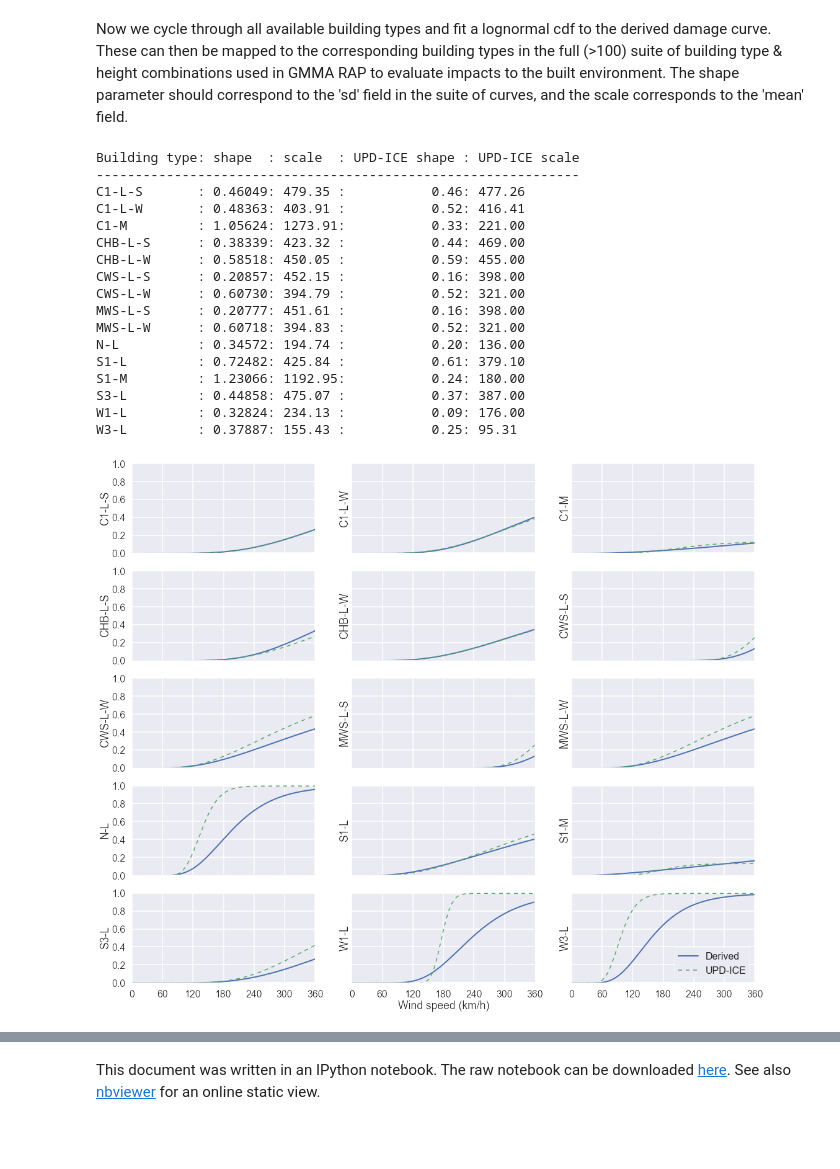
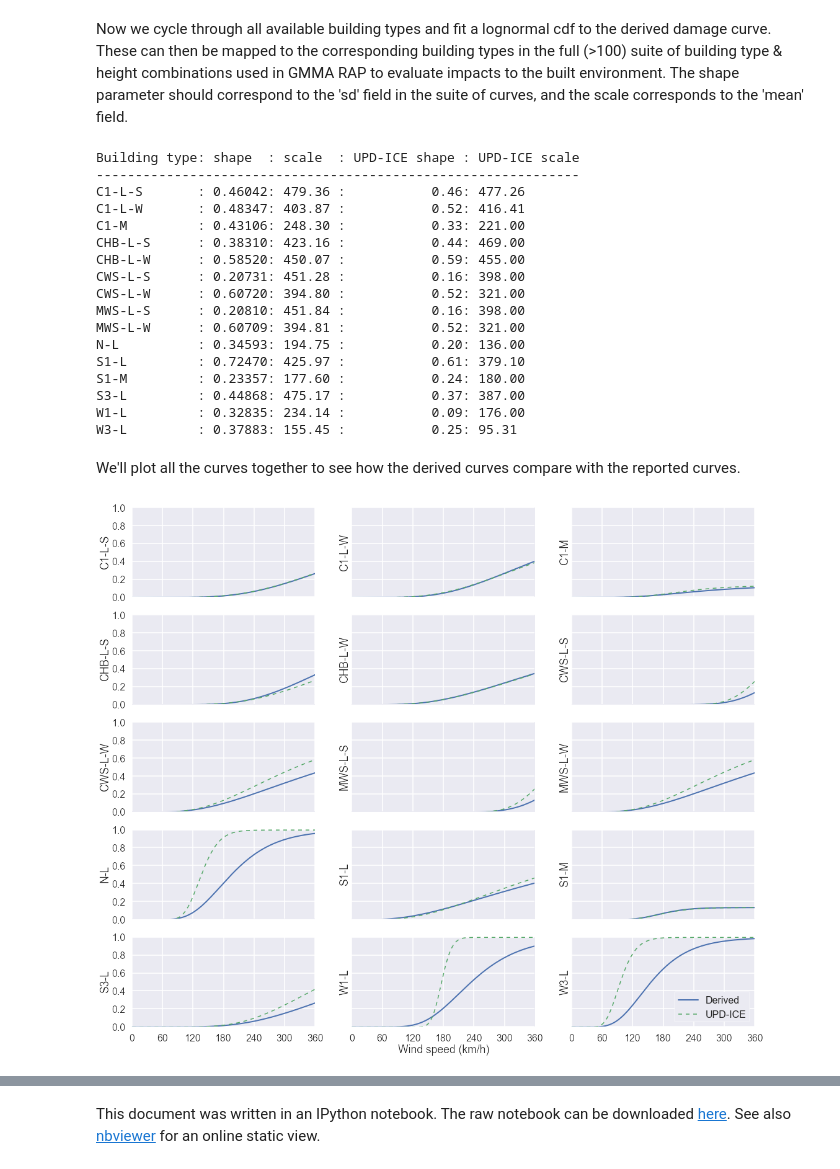
Before and after one commit to wcarthur/notebooks, a Jupyter notebook: Vulnerability and fragility curves for GMMA.ipynb, the cells around one changed output, grey strips where cells are left out. Cells and saved outputs as stored; diff of their text form; code cells hidden in the pictures; blank space fills up the shorter version.

```diff
--- a/Vulnerability and fragility curves for GMMA.ipynb
+++ b/Vulnerability and fragility curves for GMMA.ipynb
@@ -185,13 +185,13 @@ for i, t in enumerate(bldtypes):
 
 We use [least squares fitting](https://docs.scipy.org/doc/scipy-0.15.1/reference/generated/scipy.optimize.leastsq.html#scipy.optimize.leastsq) to fit the parameters of the derived loss curve. These functions define the calculation of residuals, then execute the least squares minimisation to determine the shape & location parameters for the cumulative lognormal distribution.
 # %%
-def residuals(params, data):
+def residuals(params, data, scale):
     x = np.arange(0., 361, 1.)
-    return data - lognorm.cdf(x, params[0], scale=params[1])
+    return data - scale * lognorm.cdf(x, params[0], scale=params[1])
 
 from scipy.optimize import leastsq
-def minimise(data, shape, loc):
-    plsq = leastsq(residuals, [shape, loc], args=(data))
+def minimise(data, scale, shape, loc):
+    plsq = leastsq(residuals, [shape, loc], args=(data, scale))
     return plsq[0]
 # %% [markdown]
 #### Monte-Carlo sampling to calculate damage ratio
@@ -510,46 +510,48 @@ for bldtype in bldtypes:
     dmg_mean, dmg_sd = damage( v, bldcurves, di)
     xx = np.where(dmg_mean<=0.5)[0][-1]
     loc = v[xx]
-    p = minimise(dmg_mean, bldcurves['vshape'], loc)
+    p = minimise(dmg_mean, bldcurves['vscale'], bldcurves['vshape'], loc)
     print "{0:<13s}: {1:.5f}: {2:<7.2f}: {3:14.2f}: {4:<10.2f}".format(bldtype, p[0], p[1],
                                                                        bldcurves['vshape'], bldcurves['vloc'])
     newcurves[bldtype] = {'vshape':p[0], 'vloc':p[1]}
 # %% [output]
 Building type: shape  : scale  : UPD-ICE shape : UPD-ICE scale
 --------------------------------------------------------------
-C1-L-S       : 0.46049: 479.35 :           0.46: 477.26
-C1-L-W       : 0.48363: 403.91 :           0.52: 416.41
-C1-M         : 1.05624: 1273.91:           0.33: 221.00
-CHB-L-S      : 0.38339: 423.32 :           0.44: 469.00
-CHB-L-W      : 0.58518: 450.05 :           0.59: 455.00
-CWS-L-S      : 0.20857: 452.15 :           0.16: 398.00
-CWS-L-W      : 0.60730: 394.79 :           0.52: 321.00
-MWS-L-S      : 0.20777: 451.61 :           0.16: 398.00
-MWS-L-W      : 0.60718: 394.83 :           0.52: 321.00
-N-L          : 0.34572: 194.74 :           0.20: 136.00
-S1-L         : 0.72482: 425.84 :           0.61: 379.10
-S1-M         : 1.23066: 1192.95:           0.24: 180.00
-S3-L         : 0.44858: 475.07 :           0.37: 387.00
-W1-L         : 0.32824: 234.13 :           0.09: 176.00
-W3-L         : 0.37887: 155.43 :           0.25: 95.31
+C1-L-S       : 0.46042: 479.36 :           0.46: 477.26
+C1-L-W       : 0.48347: 403.87 :           0.52: 416.41
+C1-M         : 0.43106: 248.30 :           0.33: 221.00
+CHB-L-S      : 0.38310: 423.16 :           0.44: 469.00
+CHB-L-W      : 0.58520: 450.07 :           0.59: 455.00
+CWS-L-S      : 0.20731: 451.28 :           0.16: 398.00
+CWS-L-W      : 0.60720: 394.80 :           0.52: 321.00
+MWS-L-S      : 0.20810: 451.84 :           0.16: 398.00
+MWS-L-W      : 0.60709: 394.81 :           0.52: 321.00
+N-L          : 0.34593: 194.75 :           0.20: 136.00
+S1-L         : 0.72470: 425.97 :           0.61: 379.10
+S1-M         : 0.23357: 177.60 :           0.24: 180.00
+S3-L         : 0.44868: 475.17 :           0.37: 387.00
+W1-L         : 0.32835: 234.14 :           0.09: 176.00
+W3-L         : 0.37883: 155.45 :           0.25: 95.31
+# %% [markdown]
+We'll plot all the curves together to see how the derived curves compare with the reported curves.
 # %%
 fig, axes = plt.subplots(len(bldtypes)/3, 3,sharex=True,sharey=True,figsize=(18,15))
 x = np.arange(0, 360., 1.)
 
 for ax, bldtype in zip(axes.ravel(), bldtypes):
     bldcurves = curves[bldtype]
     ncurves = newcurves[bldtype]
     vcdf = bldcurves['vscale'] * lognorm.cdf(x, bldcurves['vshape'], scale=bldcurves['vloc'])
-    ncdf = lognorm.cdf(x, ncurves['vshape'], scale=ncurves['vloc'])
+    ncdf = bldcurves['vscale'] * lognorm.cdf(x, ncurves['vshape'], scale=ncurves['vloc'])
     ax.plot(x, ncdf, linewidth=2, label="Derived")
     ax.plot(x, vcdf, linewidth=1.5, linestyle='--',label="UPD-ICE")
     ax.set_ylabel(bldtype)
 
     ax.set_xlim((0,360))
     ax.set_xticks(np.arange(0, 361., 60))
     ax.set_ylim((0,1))
 
 axes.ravel()[-2].set_xlabel("Wind speed (km/h)")
 l = ax.legend(loc=0, frameon=True,)
 # %% [output]
-[figure, old version]
+[figure, new version]
```
Also changed, not shown: parts of 4 cells of this notebook.
